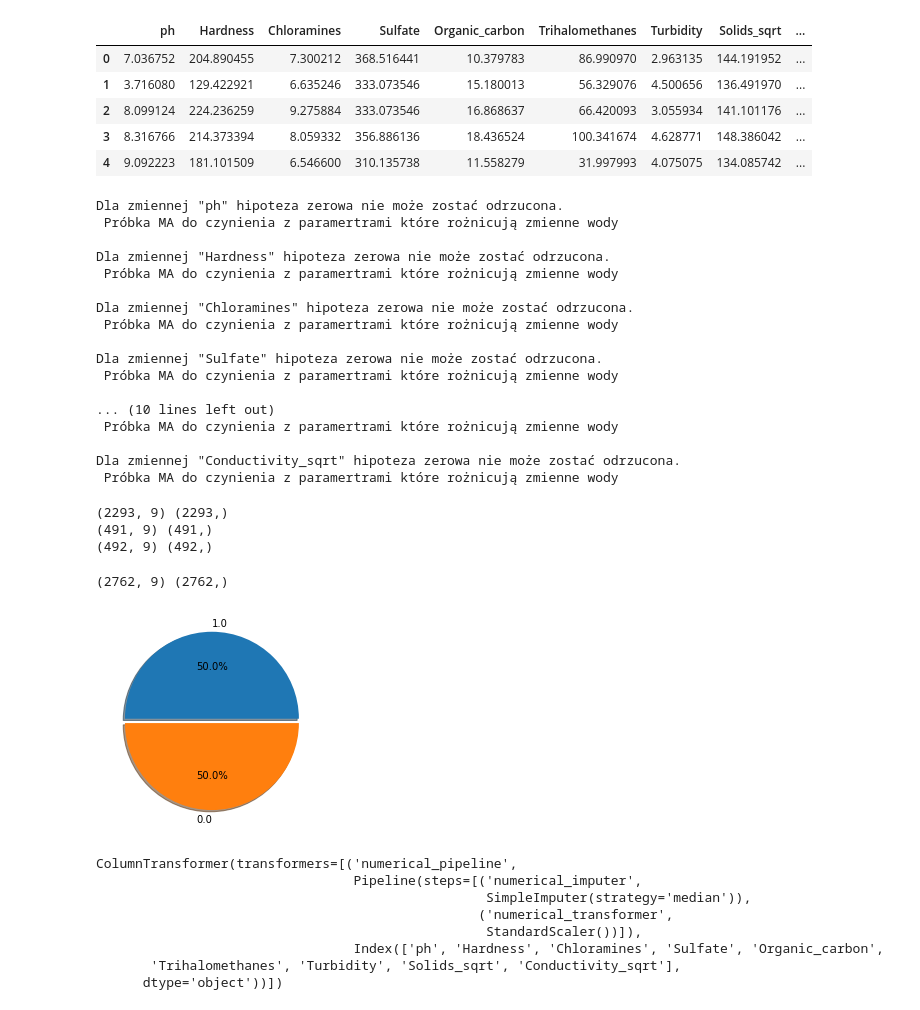
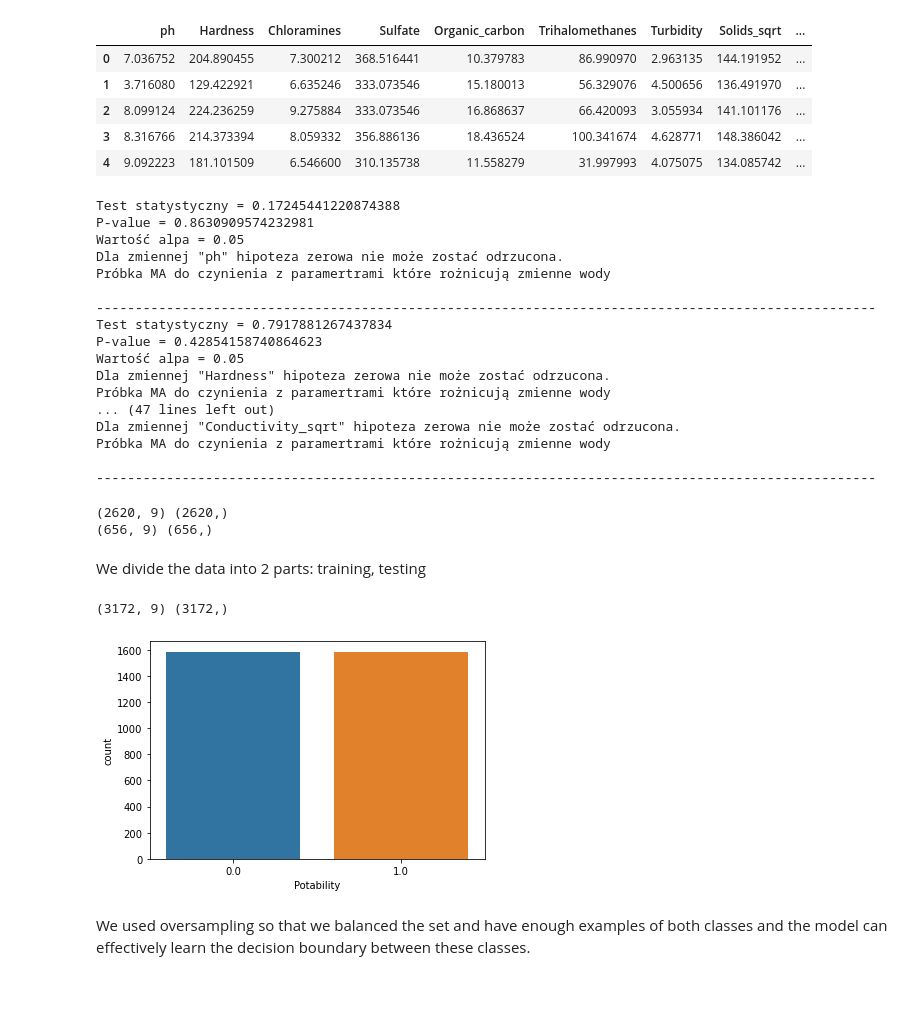
Before and after one commit to mikolaj-halemba/Water-Quality-, a Jupyter notebook: water_quality.ipynb, the cells around one changed output. Drawn from its saved outputs; the diff is of its cells as text; code cells hidden in the pictures.

```diff
--- a/water_quality.ipynb
+++ b/water_quality.ipynb
@@ -237,25 +295,31 @@ df_1 = nominal_transformed[nominal_transformed['Potability'] == 1 ]
 for name in df_test:
     p_value = ttest_ind(df_0[name], df_1[name])[1]
     alpha = 0.05
+    print("Test statystyczny =",ttest_ind(df_0[name], df_1[name])[0])
+    print("P-value =",p_value)
+    print("Wartość alpa =",alpha)
     if(p_value < alpha):
-        print("Dla zmiennej \"" + name + "\" hipoteza zerowa może zostać odrzucona.\n Próbka NIE ma do czynienia z paramertrami które rożnicują zmienne wody \n" )
+        print("Dla zmiennej \"" + name + "\" hipoteza zerowa może zostać odrzucona.")
+        print("Próbka NIE ma do czynienia z paramertrami które rożnicują zmienne wody\n")
     else:
-        print("Dla zmiennej \"" + name + "\" hipoteza zerowa nie może zostać odrzucona.\n Próbka MA do czynienia z paramertrami które rożnicują zmienne wody \n" )
+        print("Dla zmiennej \"" + name + "\" hipoteza zerowa nie może zostać odrzucona.")
+        print("Próbka MA do czynienia z paramertrami które rożnicują zmienne wody\n")
+    print("-"*100)
 # %% [output]
+Test statystyczny = 0.17245441220874388
+P-value = 0.8630909574232981
+Wartość alpa = 0.05
 Dla zmiennej "ph" hipoteza zerowa nie może zostać odrzucona.
- Próbka MA do czynienia z paramertrami które rożnicują zmienne wody
+Próbka MA do czynienia z paramertrami które rożnicują zmienne wody
 
+----------------------------------------------------------------------------------------------------
+Test statystyczny = 0.7917881267437834
+P-value = 0.42854158740864623
+Wartość alpa = 0.05
 Dla zmiennej "Hardness" hipoteza zerowa nie może zostać odrzucona.
- Próbka MA do czynienia z paramertrami które rożnicują zmienne wody
+Próbka MA do czynienia z paramertrami które rożnicują zmienne wody
+... (47 lines left out)
+Dla zmiennej "Conductivity_sqrt" hipoteza zerowa nie może zostać odrzucona.
+Próbka MA do czynienia z paramertrami które rożnicują zmienne wody
 
-Dla zmiennej "Chloramines" hipoteza zerowa nie może zostać odrzucona.
- Próbka MA do czynienia z paramertrami które rożnicują zmienne wody
-
-Dla zmiennej "Sulfate" hipoteza zerowa nie może zostać odrzucona.
- Próbka MA do czynienia z paramertrami które rożnicują zmienne wody
-
-... (10 lines left out)
- Próbka MA do czynienia z paramertrami które rożnicują zmienne wody
-
-Dla zmiennej "Conductivity_sqrt" hipoteza zerowa nie może zostać odrzucona.
- Próbka MA do czynienia z paramertrami które rożnicują zmienne wody
+----------------------------------------------------------------------------------------------------
@@ -265,22 +326,28 @@ features = nominal_transformed.iloc[:,:-1]
+# %%
+X  = nominal_transformed.iloc[:,:-1]
+y = nominal_transformed.iloc[:,-1]
 # %%
-X_train, y_train, X_valid, y_valid, X_test, y_test = train_valid_test_split(nominal_transformed, target = target ,train_size=0.7,valid_size=0.15, test_size=0.15,random_state=42)
+X_train, X_test, y_train, y_test = train_test_split(X, y, test_size=0.2, random_state=42)
 print(X_train.shape,y_train.shape)
-print(X_valid.shape,y_valid.shape)
 print(X_test.shape,y_test.shape)
 # %% [output]
-(2293, 9) (2293,)
-(491, 9) (491,)
-(492, 9) (492,)
+(2620, 9) (2620,)
+(656, 9) (656,)
+# %% [markdown]
+We divide the data into 2 parts: training, testing
 # %%
 #Oversampling
 over_sampler = RandomOverSampler(random_state=42)
 X_train, y_train = over_sampler.fit_resample(X_train, y_train)
 print(X_train.shape,y_train.shape)
-counts = y_train.value_counts()
-plt.pie(counts, explode = (0.05, 0), autopct='%1.1f%%',labels=counts.index, shadow=True);
+full = X_train.copy()
+full["Potability"] = y_train
+sns.countplot(x ='Potability', data = full);
 # %% [output]
-(2762, 9) (2762,)
+(3172, 9) (3172,)
-[figure, old version]
+[figure, new version]
+# %% [markdown]
+We used oversampling so that we balanced the set and have enough examples of both classes and the model can effectively learn the decision boundary between these classes.
 # %%
 numerical_columns = X_train.select_dtypes(include=['int64', 'float64']).columns
 
@@ -294,14 +361,5 @@ data_processing_pipeline = ColumnTransformer(
         ('numerical_pipeline', numerical_pipeline, numerical_columns)])
 
 data_processing_pipeline.fit(X_train)
-# %% [output]
-ColumnTransformer(transformers=[('numerical_pipeline',
-                                 Pipeline(steps=[('numerical_imputer',
-                                                  SimpleImputer(strategy='median')),
-                                                 ('numerical_transformer',
-                                                  StandardScaler())]),
-                                 Index(['ph', 'Hardness', 'Chloramines', 'Sulfate', 'Organic_carbon',
-       'Trihalomethanes', 'Turbidity', 'Solids_sqrt', 'Conductivity_sqrt'],
-      dtype='object'))])
 # %%
 X_train.head()
```
Also changed, not shown: parts of 27 cells of this notebook.
